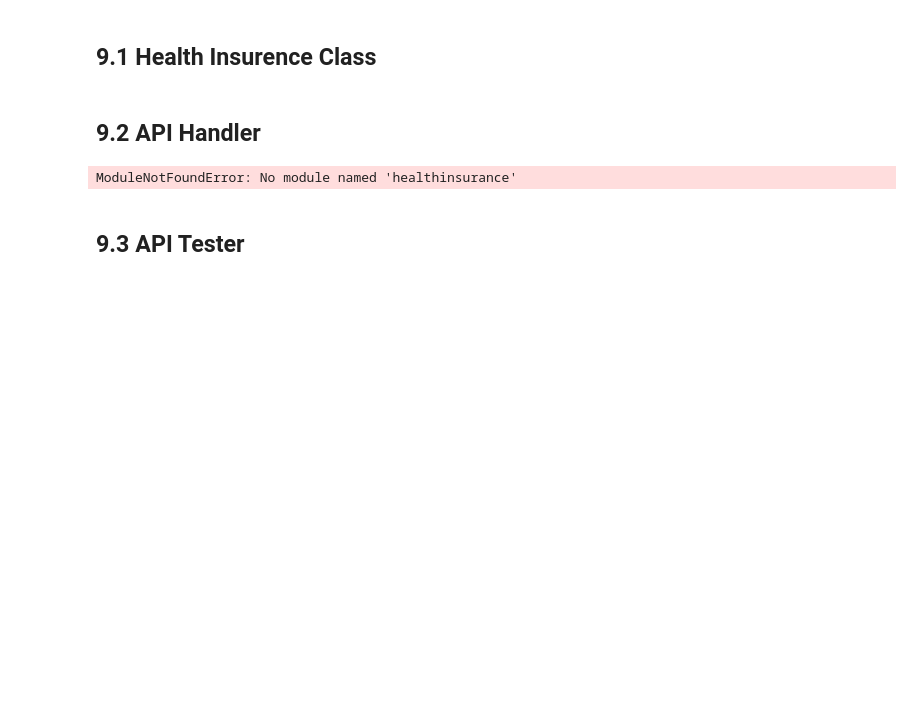
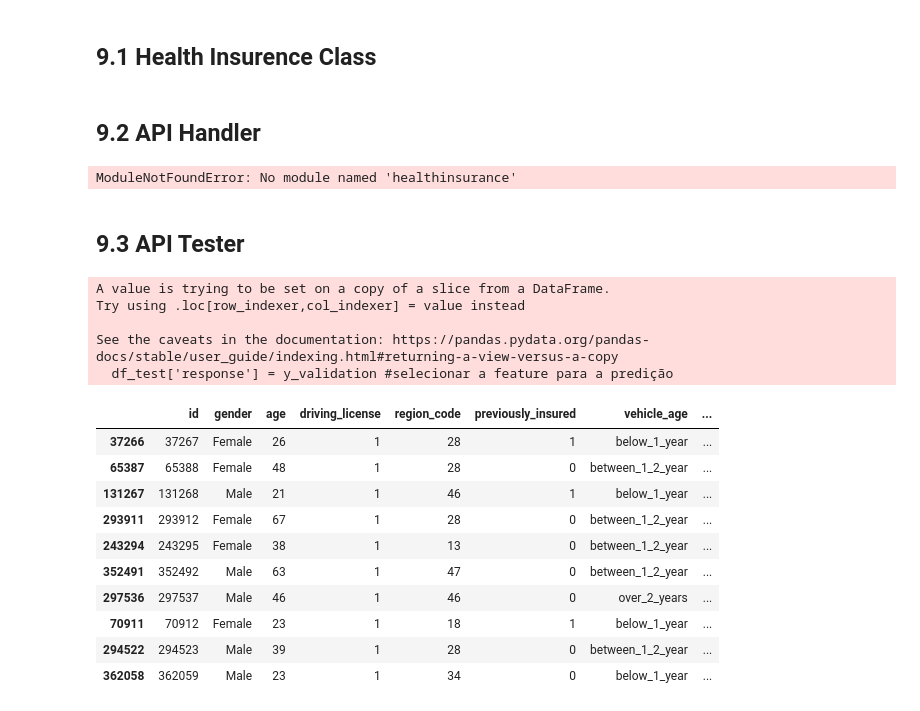
Before and after one commit to Raquelrs3/health_insurance_cross_sell, a Jupyter notebook: c09_Deploy_Modelo_em_Producao_HI.ipynb, the cells around one changed output. Cells and saved outputs as stored; diff of their text form; code cells hidden in the pictures; blank space fills up the shorter version.

```diff
--- a/c09_Deploy_Modelo_em_Producao_HI.ipynb
+++ b/c09_Deploy_Modelo_em_Producao_HI.ipynb
@@ -1896,6 +1849,6 @@ if __name__ == "__main__":
 # %% [output]
 ModuleNotFoundError: No module named 'healthinsurance'
-# %% [markdown]
-## 9.3 API Tester
+# %% [markdown]
+## 9.3 API Tester
 # %%
 import requests
@@ -1902,6 +1856,33 @@ import requests
+# %%
+#separando dados para treino e test
+
+X = df4.drop("response", axis=1) #aqui retiro a feature response
+y = df4["response"].copy() #aqui adiciono a feature a variável y
+
+#separando em treino e validação
+x_train, x_validation, y_train, y_validation = mms.train_test_split( X, y, test_size=0.20)
 # %%
 # loading test dataset
 df_test = x_validation
-df_test['response'] = y_validation
+df_test['response'] = y_validation #selecionar a feature para a predição
+# %% [output]
+A value is trying to be set on a copy of a slice from a DataFrame.
+Try using .loc[row_indexer,col_indexer] = value instead
+
+See the caveats in the documentation: https://pandas.pydata.org/pandas-docs/stable/user_guide/indexing.html#returning-a-view-versus-a-copy
+  df_test['response'] = y_validation #selecionar a feature para a predição
 # %%
 df_test = df_test.sample(10)
+df_test
+# %% [output]
+|  | id | gender | age | driving_license | region_code | previously_insured | vehicle_age | ... |
+| 37266 | 37267 | Female | 26 | 1 | 28 | 1 | below_1_year | ... |
+| 65387 | 65388 | Female | 48 | 1 | 28 | 0 | between_1_2_year | ... |
+| 131267 | 131268 | Male | 21 | 1 | 46 | 1 | below_1_year | ... |
+| 293911 | 293912 | Female | 67 | 1 | 28 | 0 | between_1_2_year | ... |
+| 243294 | 243295 | Female | 38 | 1 | 13 | 0 | between_1_2_year | ... |
+| 352491 | 352492 | Male | 63 | 1 | 47 | 0 | between_1_2_year | ... |
+| 297536 | 297537 | Male | 46 | 1 | 46 | 0 | over_2_years | ... |
+| 70911 | 70912 | Female | 23 | 1 | 18 | 1 | below_1_year | ... |
+| 294522 | 294523 | Male | 39 | 1 | 28 | 0 | between_1_2_year | ... |
+| 362058 | 362059 | Male | 23 | 1 | 34 | 0 | below_1_year | ... |
```
Also changed, not shown: parts of 72 cells of this notebook, 9 other files.
